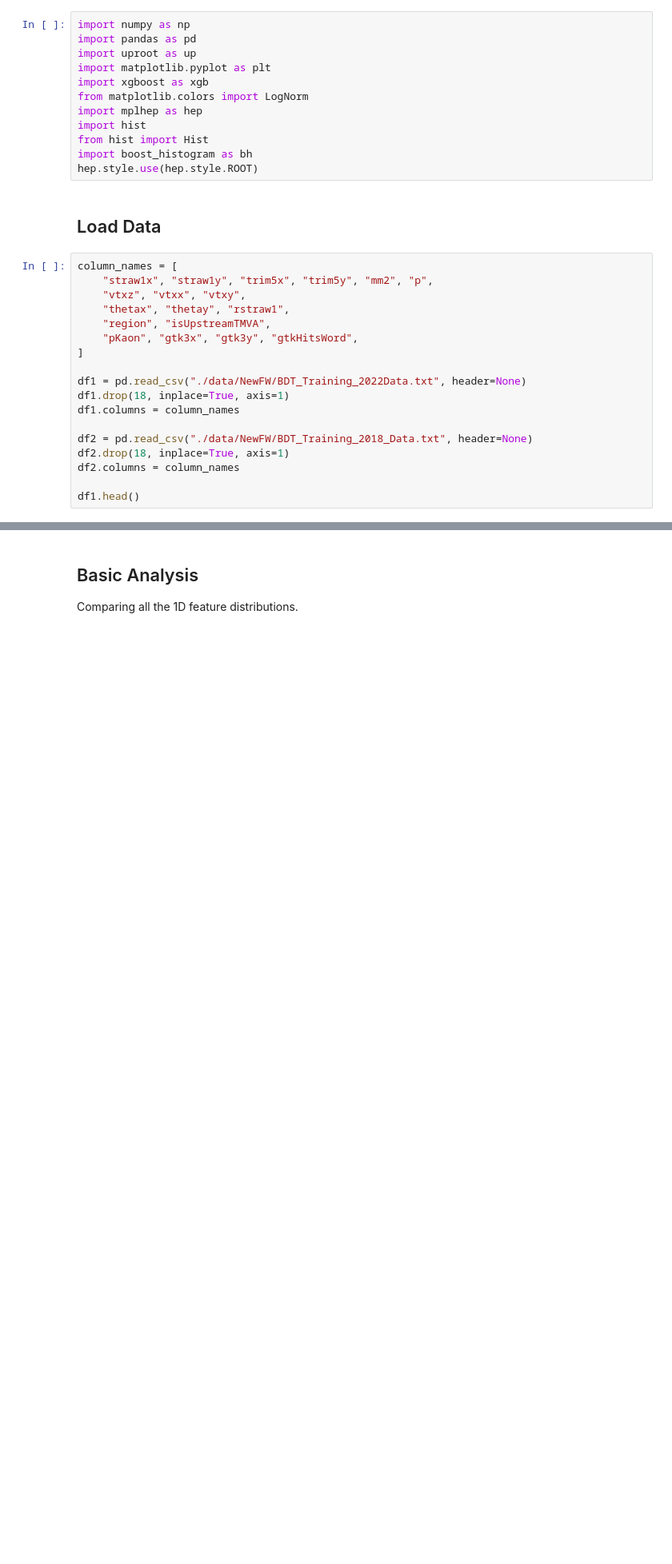
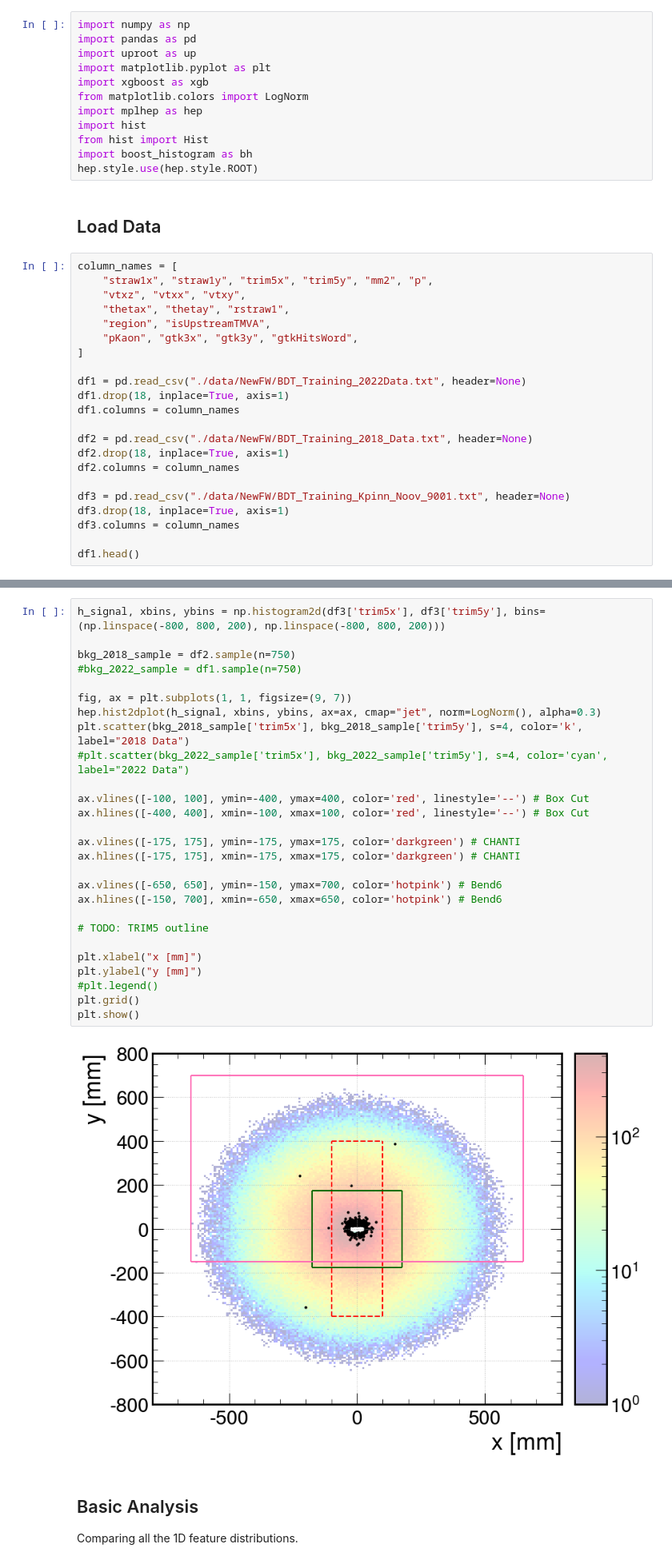
Before and after one commit to ChandlerKenworthy/Upstream, a Jupyter notebook: TrainingSampleAnalysis.ipynb, the cells around one changed output, grey strips where cells are left out. Shown at 80% size. Drawn from its saved outputs; the diff is of its cells as text; blank space fills up the shorter version.

```diff
--- a/TrainingSampleAnalysis.ipynb
+++ b/TrainingSampleAnalysis.ipynb
@@ -32,6 +32,10 @@ df2 = pd.read_csv("./data/NewFW/BDT_Training_2018_Data.txt", header=None)
 df2.drop(18, inplace=True, axis=1)
 df2.columns = column_names
 
+df3 = pd.read_csv("./data/NewFW/BDT_Training_Kpinn_Noov_9001.txt", header=None)
+df3.drop(18, inplace=True, axis=1)
+df3.columns = column_names
+
 df1.head()
 # %% [output]
 |  | straw1x | straw1y | trim5x | trim5y | mm2 | p | vtxz | vtxx | vtxy | thetax | thetay | ... |
@@ -43,3 +69,32 @@ df1.head()
+# %%
+h_signal, xbins, ybins = np.histogram2d(df3['trim5x'], df3['trim5y'], bins=(np.linspace(-800, 800, 200), np.linspace(-800, 800, 200)))
+
+bkg_2018_sample = df2.sample(n=750)
+#bkg_2022_sample = df1.sample(n=750)
+
+fig, ax = plt.subplots(1, 1, figsize=(9, 7))
+hep.hist2dplot(h_signal, xbins, ybins, ax=ax, cmap="jet", norm=LogNorm(), alpha=0.3)
+plt.scatter(bkg_2018_sample['trim5x'], bkg_2018_sample['trim5y'], s=4, color='k', label="2018 Data")
+#plt.scatter(bkg_2022_sample['trim5x'], bkg_2022_sample['trim5y'], s=4, color='cyan', label="2022 Data")
+
+ax.vlines([-100, 100], ymin=-400, ymax=400, color='red', linestyle='--') # Box Cut
+ax.hlines([-400, 400], xmin=-100, xmax=100, color='red', linestyle='--') # Box Cut
+
+ax.vlines([-175, 175], ymin=-175, ymax=175, color='darkgreen') # CHANTI
+ax.hlines([-175, 175], xmin=-175, xmax=175, color='darkgreen') # CHANTI
+
+ax.vlines([-650, 650], ymin=-150, ymax=700, color='hotpink') # Bend6
+ax.hlines([-150, 700], xmin=-650, xmax=650, color='hotpink') # Bend6
+
+# TODO: TRIM5 outline
+
+plt.xlabel("x [mm]")
+plt.ylabel("y [mm]")
+#plt.legend()
+plt.grid()
+plt.show()
+# %% [output]
+[figure, added]
 # %% [markdown]
 ## Basic Analysis
 Comparing all the 1D feature distributions.
```
Also changed, not shown: parts of 3 cells of this notebook, 2 other files.
